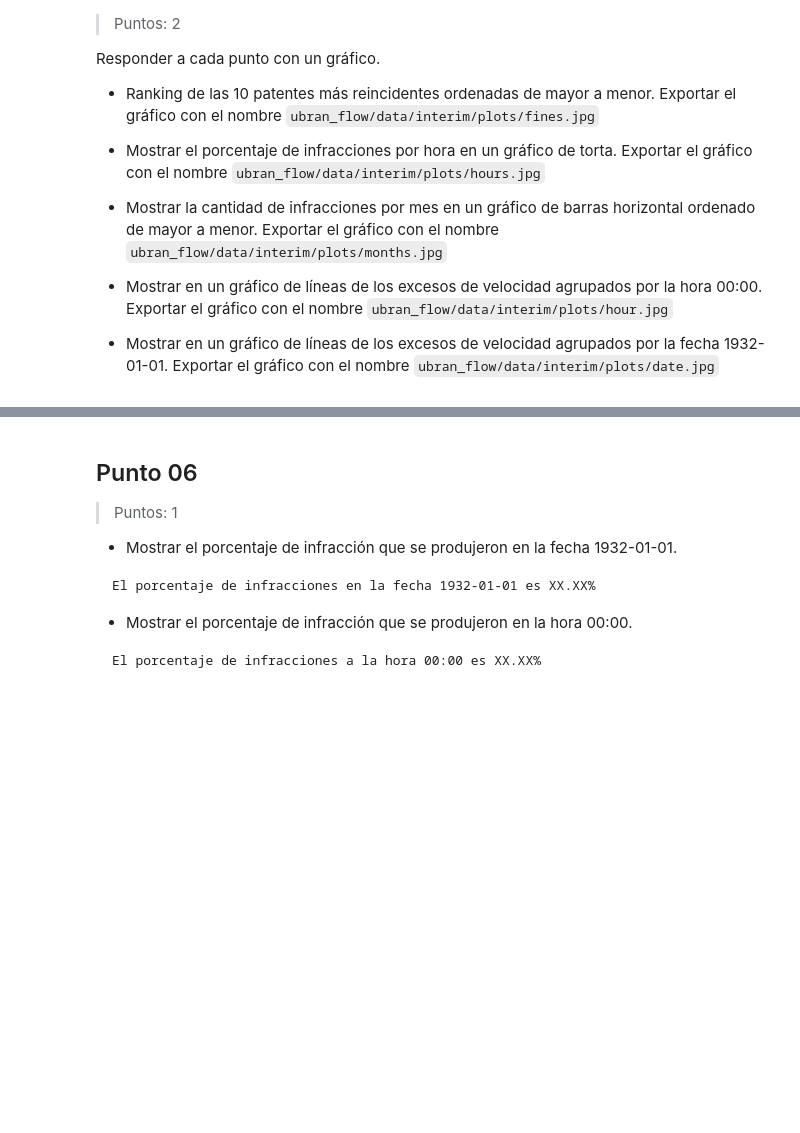
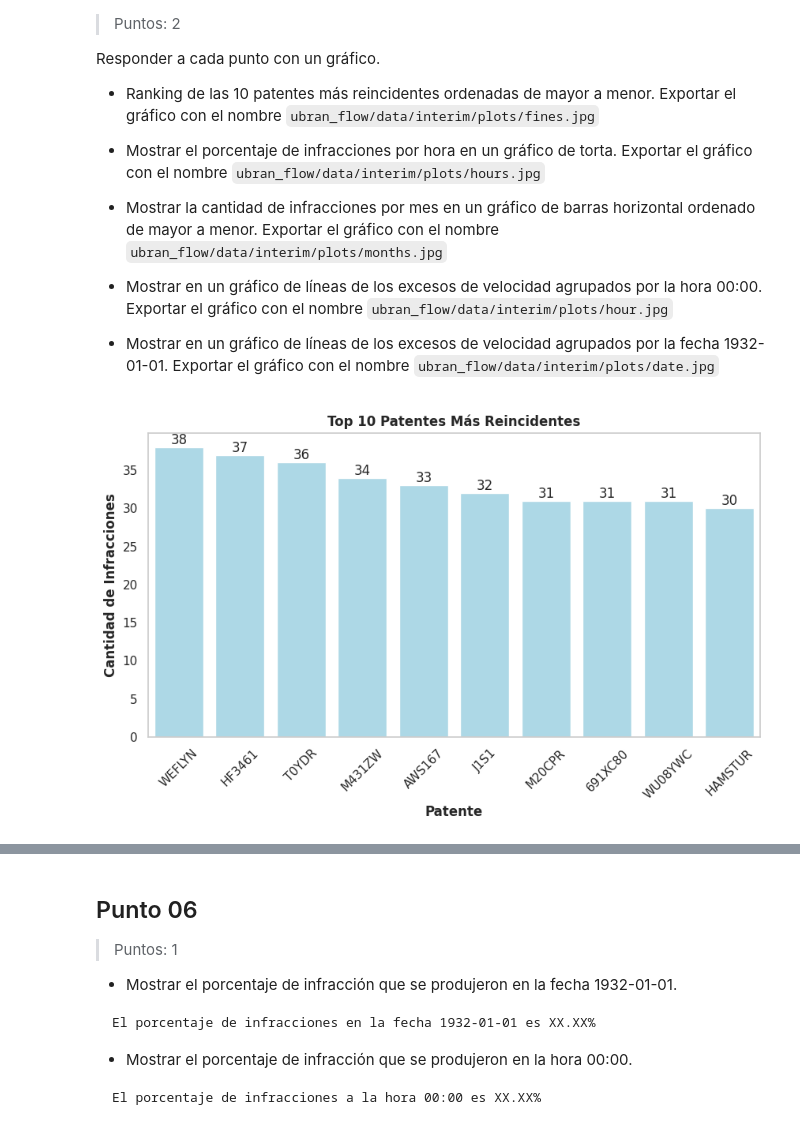
Before and after one commit to ckriztian/lcd-tp-urban-flow, a Jupyter notebook: 01_Flujo_Urbano-Vera_Cristian-Verdun_Dario-Sanchez_Sergio-Saldivia_Eduardo.ipynb, the cells around one changed output, grey strips where cells are left out. Drawn from its saved outputs; the diff is of its cells as text; code cells hidden in the pictures; blank space fills up the shorter version.

```diff
--- a/01_Flujo_Urbano-Vera_Cristian-Verdun_Dario-Sanchez_Sergio-Saldivia_Eduardo.ipynb
+++ b/01_Flujo_Urbano-Vera_Cristian-Verdun_Dario-Sanchez_Sergio-Saldivia_Eduardo.ipynb
@@ -1035,3 +1052,37 @@ Responder a cada punto con un gráfico.
 - Mostrar en un gráfico de líneas de los excesos de velocidad agrupados por la hora 00:00. Exportar el gráfico con el nombre `ubran_flow/data/interim/plots/hour.jpg`
 
 - Mostrar en un gráfico de líneas de los excesos de velocidad agrupados por la fecha 1932-01-01. Exportar el gráfico con el nombre `ubran_flow/data/interim/plots/date.jpg`
+# %%
+#@title Ejercicio 5.1 - Ranking de las 10 patentes más reincidentes
+
+# Contar infracciones por patente
+ranking = df_infractores.groupby("patente").size()
+
+# Ordenar y tomar top 10
+top_10 = ranking.sort_values(ascending=False).head(10)
+
+# Crear gráfico
+plt.figure(figsize=(10,5))
+top_10.plot(kind="bar")
+plt.bar(top_10.index, top_10.values, color="lightblue")
+
+
+plt.grid(False)
+
+# titulo en negrita
+plt.title("Top 10 Patentes Más Reincidentes", fontweight="bold")
+plt.xlabel("Patente", fontweight="bold")
+plt.ylabel("Cantidad de Infracciones", fontweight="bold")
+plt.xticks(rotation=45)
+
+# Mostrar valores encima de las barras
+for i, v in enumerate(top_10):
+    plt.text(i, v, str(v), ha='center', va='bottom')
+
+# Guardar imagen
+plt.savefig("urban_flow/data/interim/plots/fines.jpg", bbox_inches="tight")
+
+# Mostrar gráfico
+plt.show()
+# %% [output]
+[figure, added]
```
Also changed, not shown: parts of 20 cells of this notebook.
